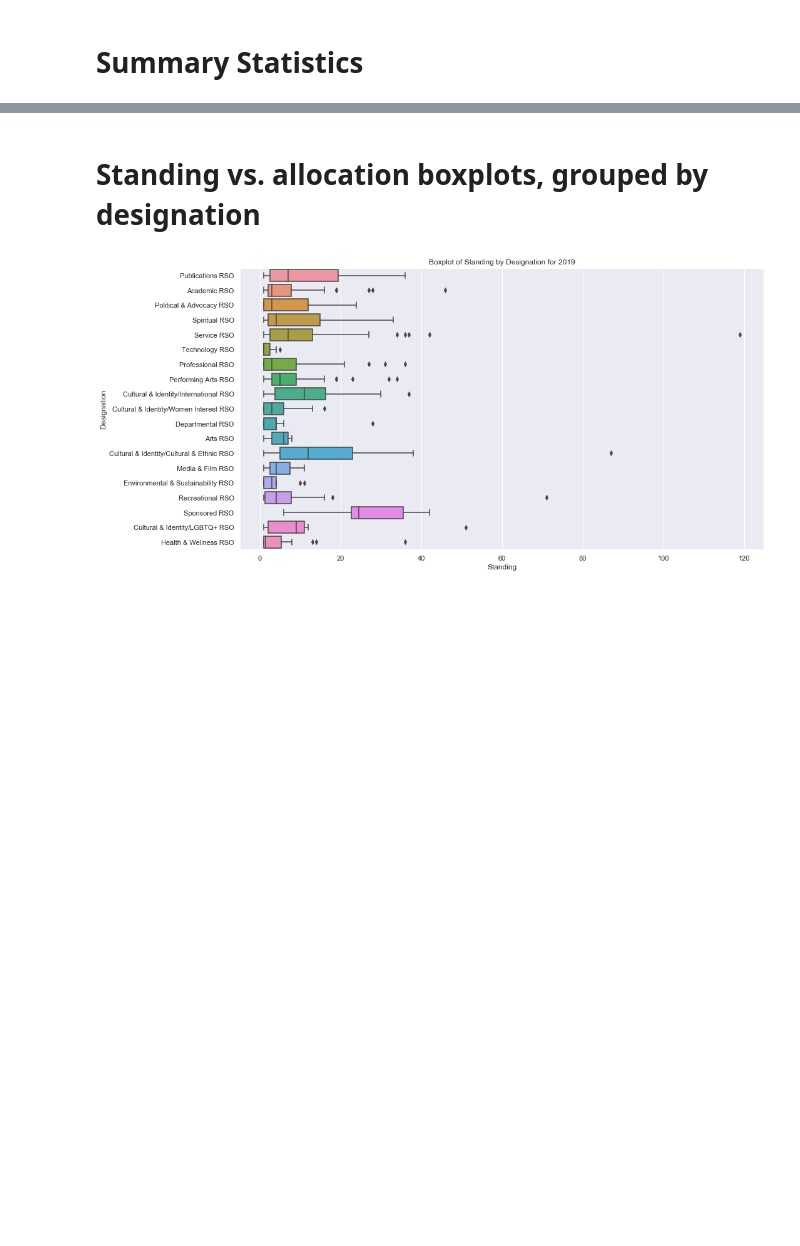
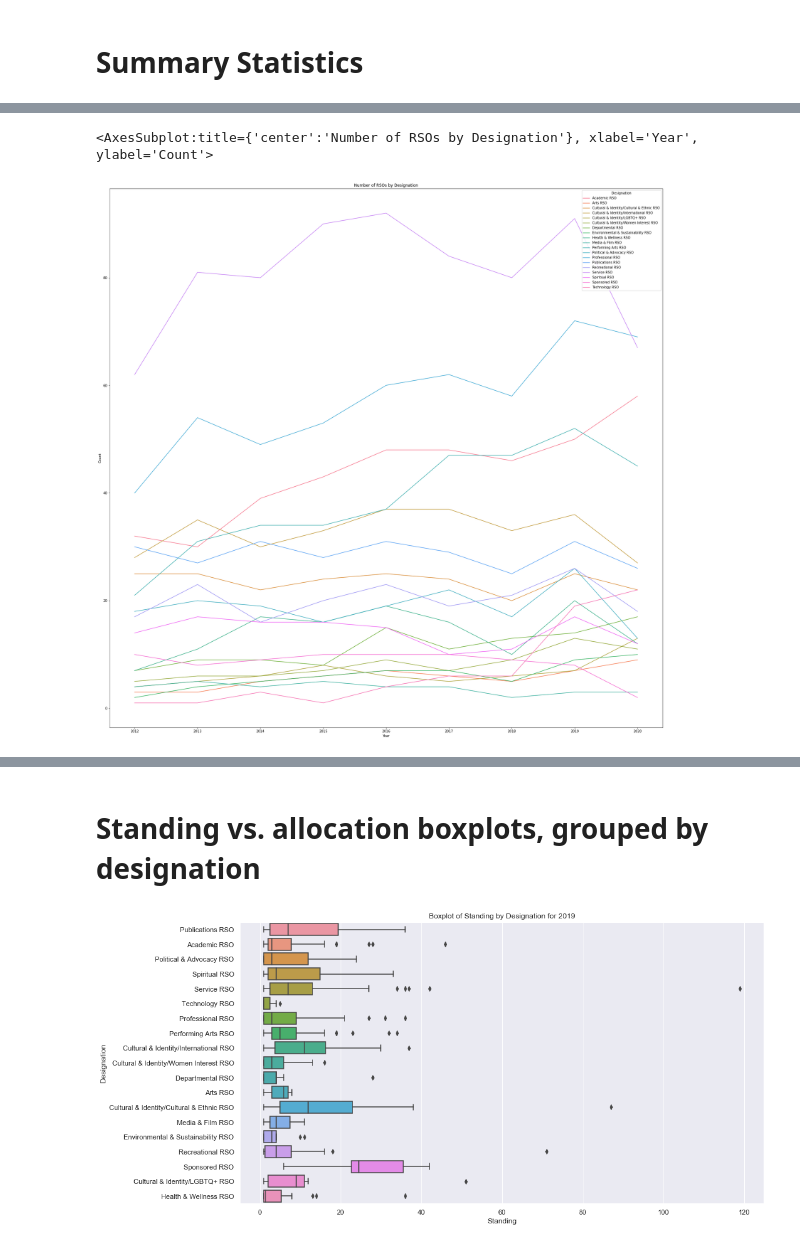
Before and after one commit to sydneytrieu/senior-thesis, a Jupyter notebook: notebooks/eda.ipynb, the cells around one changed output, grey strips where cells are left out. Saved outputs shown, nothing was run; the diff lists cells and outputs as text; code cells hidden in the pictures; blank space fills up the shorter version.

```diff
--- a/notebooks/eda.ipynb
+++ b/notebooks/eda.ipynb
@@ -109,10 +158,15 @@ sns.barplot(x='Year', y='Proportion', hue='Type', data=alloc_props)
 # %%
+sns.set(rc={'figure.figsize':(15,8.27)})
+
 specific_counts = pd.DataFrame(rso_data.groupby(['Year', 'Designation']).size()).reset_index()
 specific_counts = specific_counts.rename(columns={0: 'Count'})
 
 plt.figure(figsize=(30,30))
 plt.title('Number of RSOs by Designation')
 sns.lineplot(x='Year', y='Count', hue='Designation', data=specific_counts)
+# %% [output]
+<AxesSubplot:title={'center':'Number of RSOs by Designation'}, xlabel='Year', ylabel='Count'>
+[figure, added]
 # %%
 specific_allocs = rso_data.groupby(['Year', 'Designation']).sum().drop(columns=['Standing']).reset_index()
 # specific_allocs['Allocation'] = normalize(specific_allocs['Allocation'].to_numpy().reshape(-1,1))
```
Also changed, not shown: parts of 14 cells of this notebook, 4 other files.
